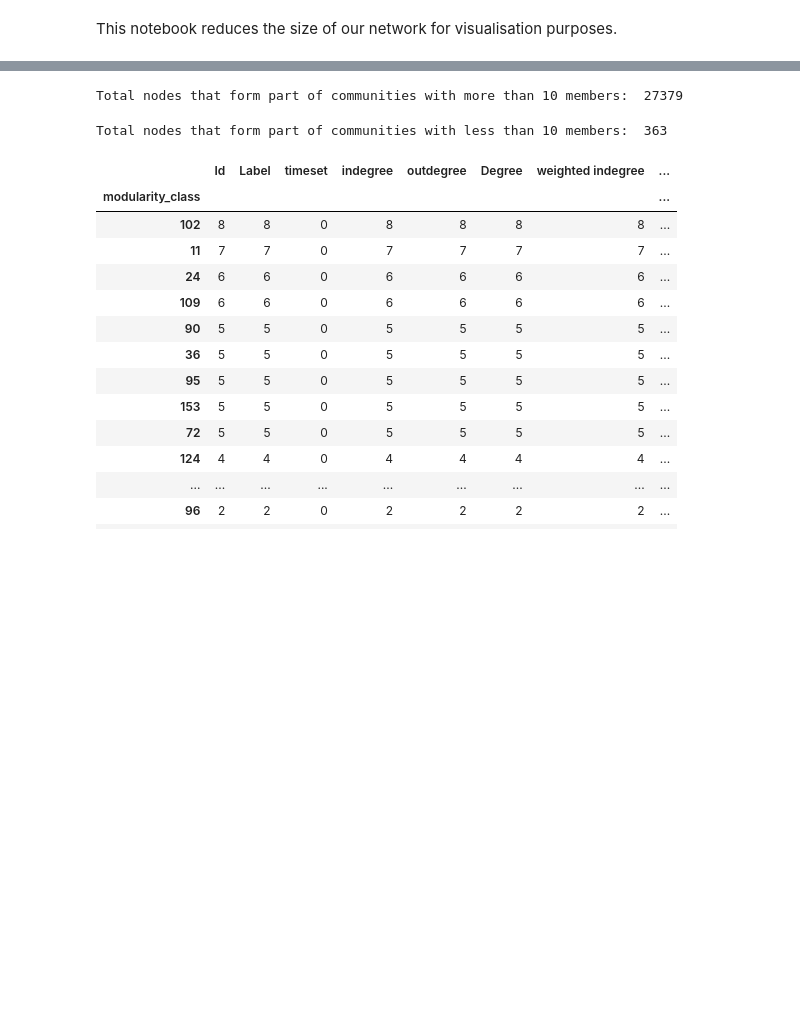
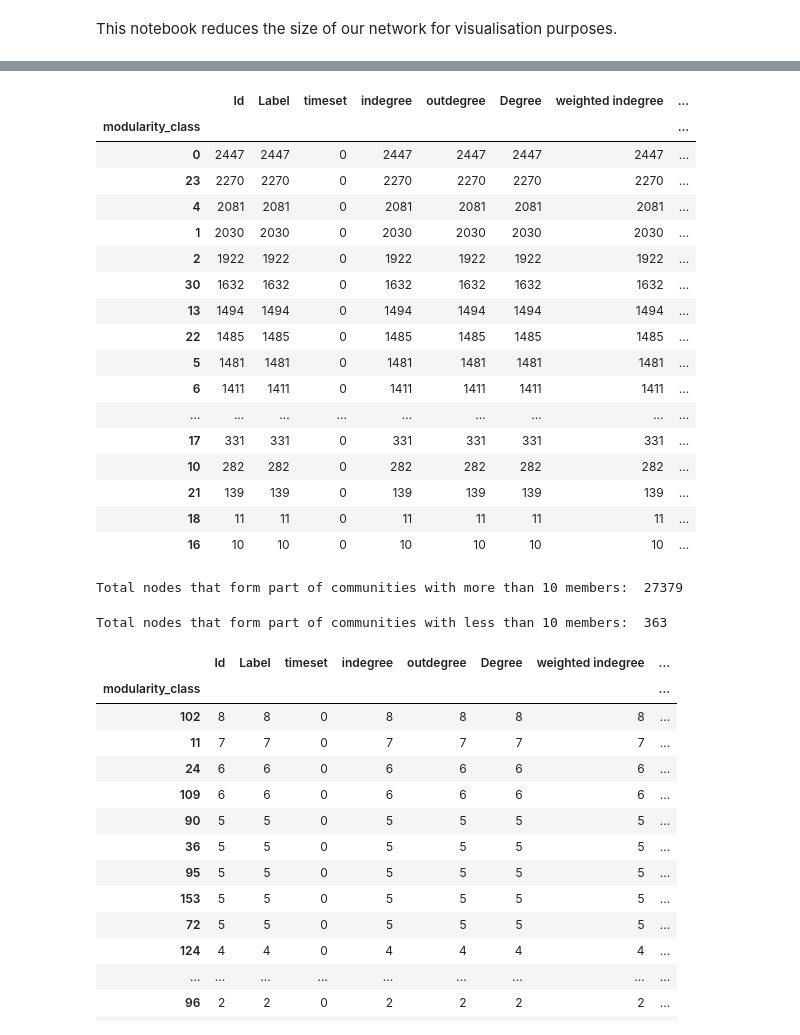
Before and after one commit to ajmaradiaga/dmsn-group15-citation-networks, a Jupyter notebook: exploring-nodes-with-modularity.ipynb, the cells around one changed output, grey strips where cells are left out. Drawn from its saved outputs; the diff is of its cells as text; code cells hidden in the pictures; blank space fills up the shorter version.

```diff
--- a/exploring-nodes-with-modularity.ipynb
+++ b/exploring-nodes-with-modularity.ipynb
@@ -8,3 +8,5 @@ import numpy as np
 import pandas as pd
 
 from helper import display_df_with_bokeh
+
+pd.set_option('display.width', 400)
@@ -24,5 +55,6 @@ modularity_df = gephi_df.groupby('modularity_class').count().sort_values('Id', a
 # Only taking in consideration where groups have more than 10 nodes
 modularity_mt_nodes_df = modularity_df[modularity_df.Id >= 10]
 
-display_df_with_bokeh(modularity_mt_nodes_df, include_index=True)
+# display_df_with_bokeh(modularity_mt_nodes_df, include_index=True)
+modularity_mt_nodes_df
 # %% [output]
@@ -31,3 +61,21 @@ display_df_with_bokeh(modularity_mt_nodes_df, include_index=True)
+|  | Id | Label | timeset | indegree | outdegree | Degree | weighted indegree | ... |
+| modularity_class |  |  |  |  |  |  |  | ... |
+| 0 | 2447 | 2447 | 0 | 2447 | 2447 | 2447 | 2447 | ... |
+| 23 | 2270 | 2270 | 0 | 2270 | 2270 | 2270 | 2270 | ... |
+| 4 | 2081 | 2081 | 0 | 2081 | 2081 | 2081 | 2081 | ... |
+| 1 | 2030 | 2030 | 0 | 2030 | 2030 | 2030 | 2030 | ... |
+| 2 | 1922 | 1922 | 0 | 1922 | 1922 | 1922 | 1922 | ... |
+| 30 | 1632 | 1632 | 0 | 1632 | 1632 | 1632 | 1632 | ... |
+| 13 | 1494 | 1494 | 0 | 1494 | 1494 | 1494 | 1494 | ... |
+| 22 | 1485 | 1485 | 0 | 1485 | 1485 | 1485 | 1485 | ... |
+| 5 | 1481 | 1481 | 0 | 1481 | 1481 | 1481 | 1481 | ... |
+| 6 | 1411 | 1411 | 0 | 1411 | 1411 | 1411 | 1411 | ... |
+| ... | ... | ... | ... | ... | ... | ... | ... | ... |
+| 17 | 331 | 331 | 0 | 331 | 331 | 331 | 331 | ... |
+| 10 | 282 | 282 | 0 | 282 | 282 | 282 | 282 | ... |
+| 21 | 139 | 139 | 0 | 139 | 139 | 139 | 139 | ... |
+| 18 | 11 | 11 | 0 | 11 | 11 | 11 | 11 | ... |
+| 16 | 10 | 10 | 0 | 10 | 10 | 10 | 10 | ... |
 # %%
 print("Total nodes that form part of communities with more than 10 members: ", modularity_mt_nodes_df.sum()['Id'])
 # %% [output]
```
Also changed, not shown: parts of 4 cells of this notebook, 2 other files.
